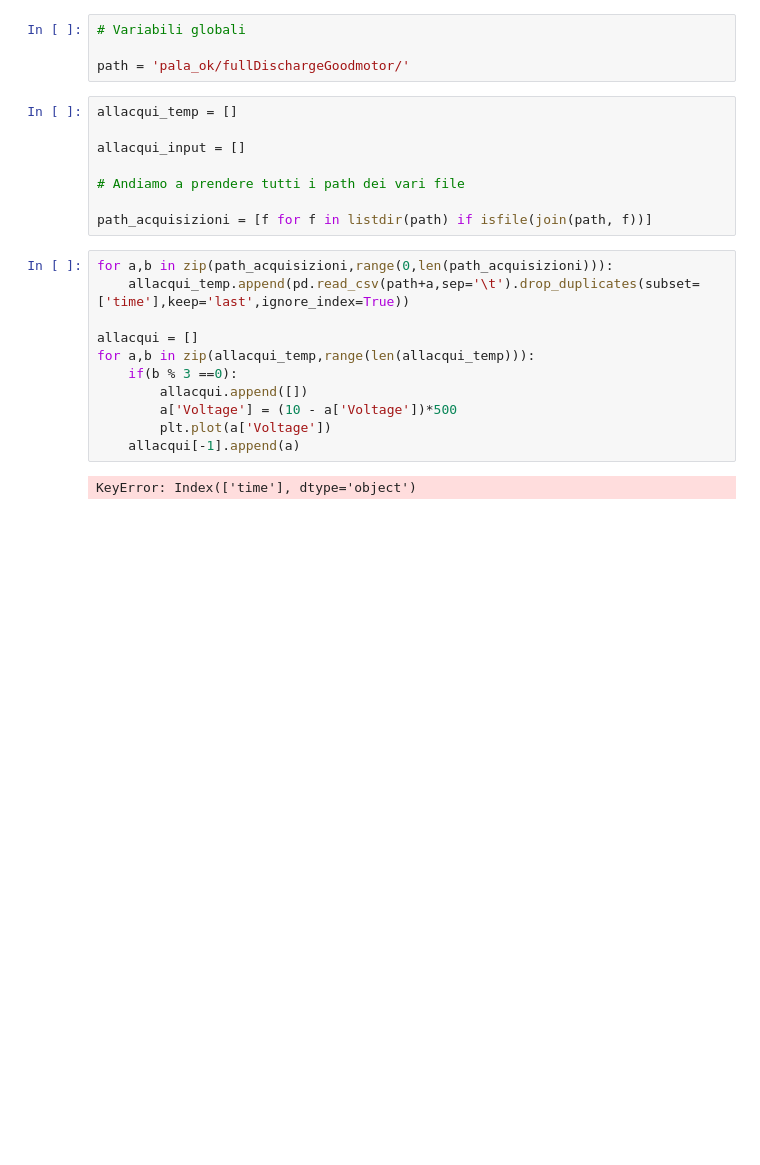
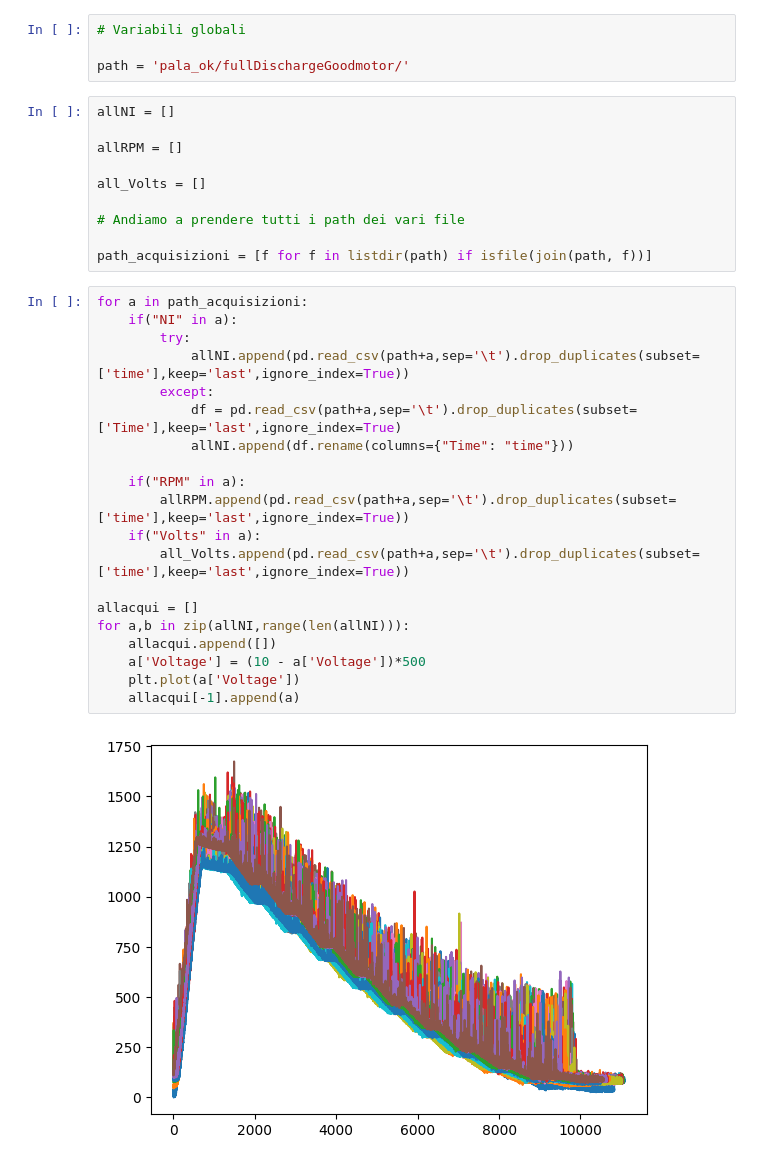
Before and after one commit to Simone-Scalella/Manutenzione_preventiva, a Jupyter notebook: analisi_full_dis.ipynb, the cells around one changed output. Drawn from its saved outputs; the diff is of its cells as text; blank space fills up the shorter version.

```diff
--- a/analisi_full_dis.ipynb
+++ b/analisi_full_dis.ipynb
@@ -16,23 +17,34 @@ from sklearn.metrics import mean_squared_error
 
 path = 'pala_ok/fullDischargeGoodmotor/'
 # %%
-allacqui_temp = []
+allNI = []
 
-allacqui_input = []
+allRPM = []
+
+all_Volts = []
 
 # Andiamo a prendere tutti i path dei vari file
 
 path_acquisizioni = [f for f in listdir(path) if isfile(join(path, f))]
 # %%
-for a,b in zip(path_acquisizioni,range(0,len(path_acquisizioni))):
-    allacqui_temp.append(pd.read_csv(path+a,sep='\t').drop_duplicates(subset=['time'],keep='last',ignore_index=True))
+for a in path_acquisizioni:
+    if("NI" in a):
+        try:
+            allNI.append(pd.read_csv(path+a,sep='\t').drop_duplicates(subset=['time'],keep='last',ignore_index=True))
+        except:
+            df = pd.read_csv(path+a,sep='\t').drop_duplicates(subset=['Time'],keep='last',ignore_index=True)
+            allNI.append(df.rename(columns={"Time": "time"}))
+
+    if("RPM" in a):
+        allRPM.append(pd.read_csv(path+a,sep='\t').drop_duplicates(subset=['time'],keep='last',ignore_index=True))
+    if("Volts" in a):
+        all_Volts.append(pd.read_csv(path+a,sep='\t').drop_duplicates(subset=['time'],keep='last',ignore_index=True))
 
 allacqui = []
-for a,b in zip(allacqui_temp,range(len(allacqui_temp))):
-    if(b % 3 ==0):
-        allacqui.append([])
-        a['Voltage'] = (10 - a['Voltage'])*500
-        plt.plot(a['Voltage'])
+for a,b in zip(allNI,range(len(allNI))):
+    allacqui.append([])
+    a['Voltage'] = (10 - a['Voltage'])*500
+    plt.plot(a['Voltage'])
     allacqui[-1].append(a)
 # %% [output]
-KeyError: Index(['time'], dtype='object')
+[figure, added]
```
Also changed, not shown: parts of 12 cells of this notebook, 1 other file.
